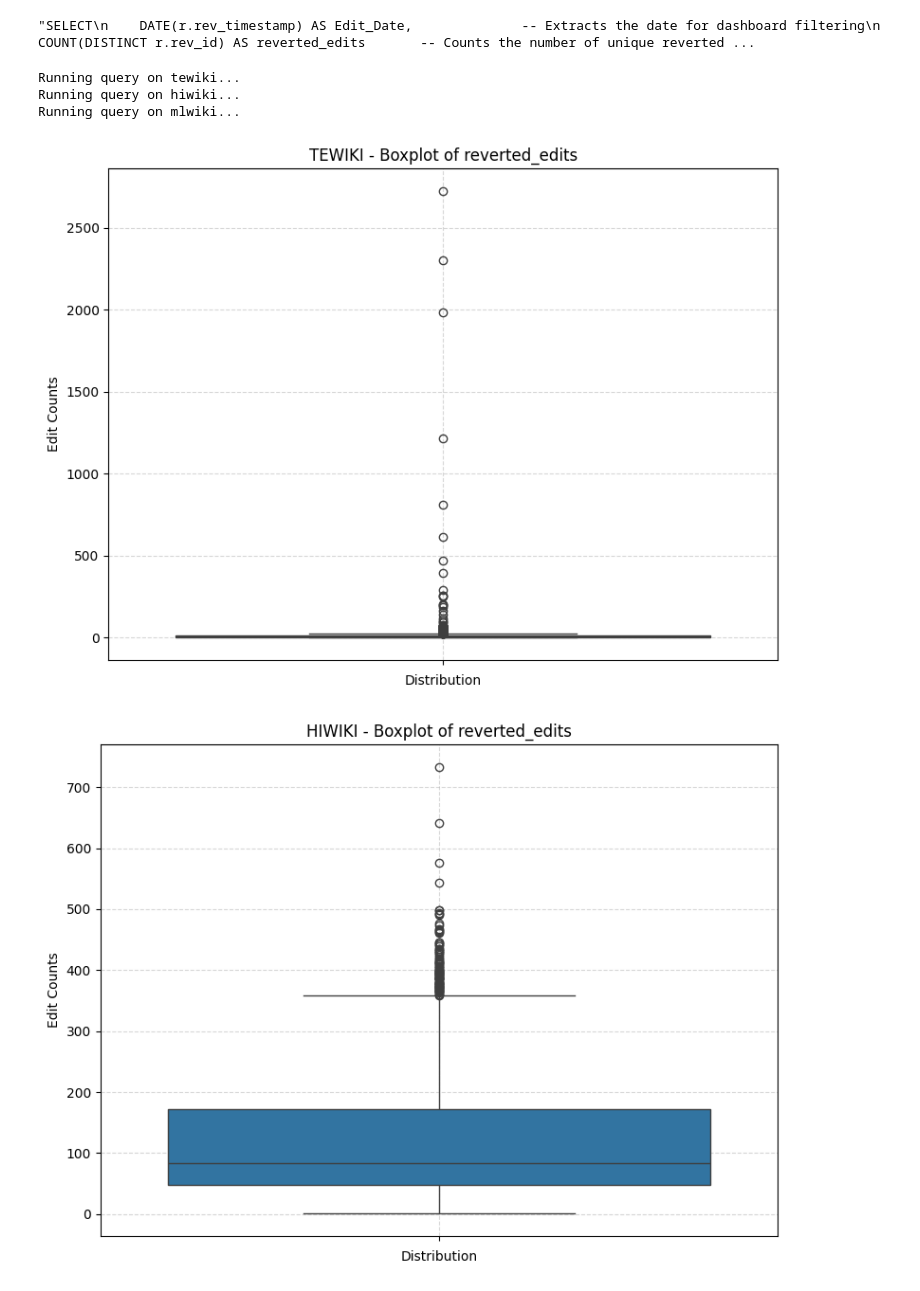
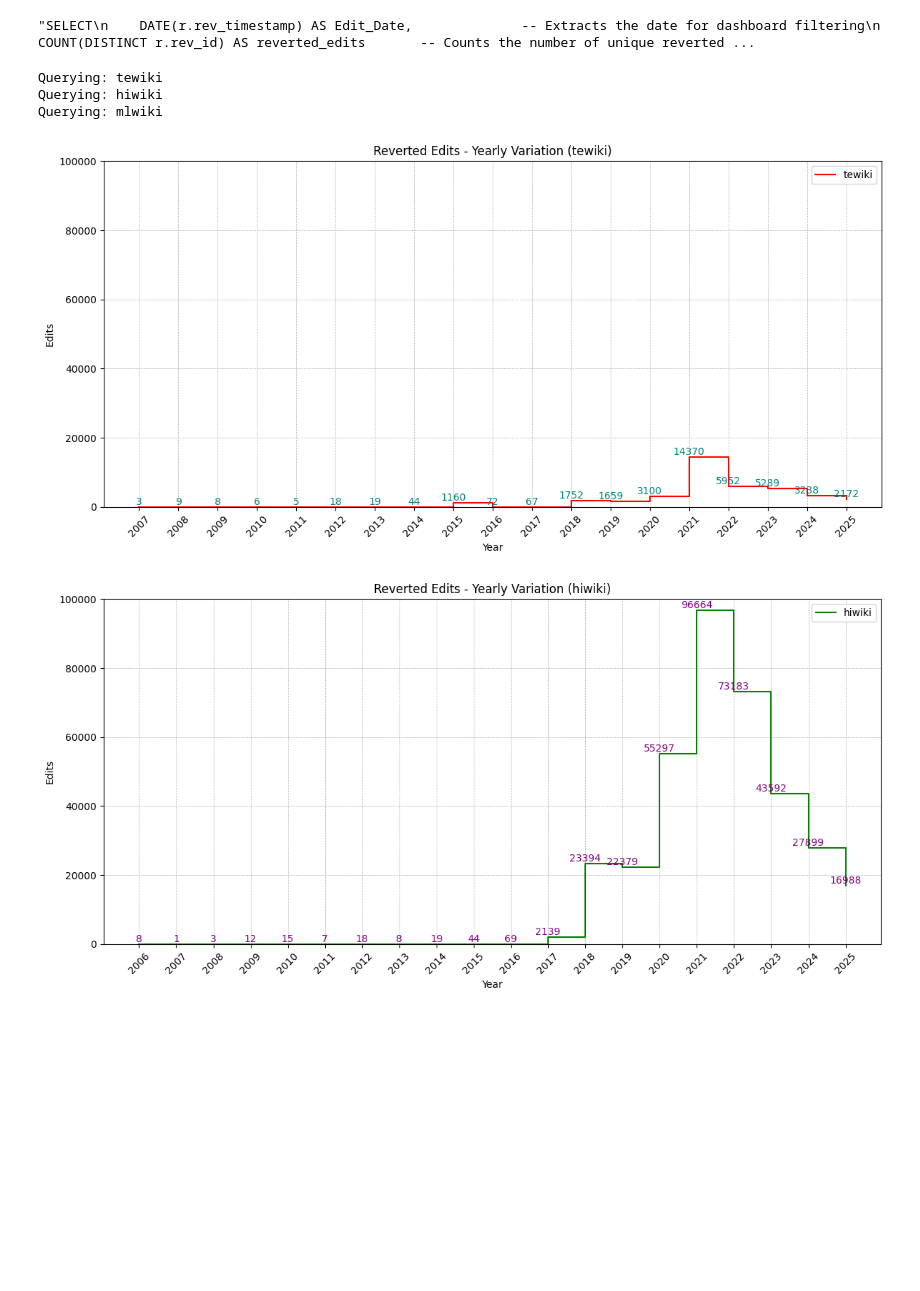
Before and after one commit to yeswanth120-gif/community-insights-dashboard-tooling, a Jupyter notebook: notebooks/notebook-yeswanth.ipynb, the cells around one changed output. Cells and saved outputs as stored; diff of their text form; code cells hidden in the pictures; blank space fills up the shorter version.

Commit message:
Updated Visualizations for Wiki Queries

```diff
--- a/notebooks/notebook-yeswanth.ipynb
+++ b/notebooks/notebook-yeswanth.ipynb
@@ -163,49 +162,47 @@ query3
 # %% [output]
 "SELECT\n    DATE(r.rev_timestamp) AS Edit_Date,              -- Extracts the date for dashboard filtering\n    COUNT(DISTINCT r.rev_id) AS reverted_edits       -- Counts the number of unique reverted ...
 # %%
-response = requests.get(query_url3)
-if response.status_code != 200:
-    raise Exception(f"Failed to fetch query from {query_url}. Status code: {response.status_code}")
+# Labels to display in each plot
+Labels = ["tewiki", "hiwiki", "mlwiki"]
+# Setting colours for bar plots
+color_line = ["red", "green", "blue"]
+# Setting colours for values of each bar label
+color_dot = ['teal', 'purple', 'orangered']
 
-query_raw = response.text.strip()
-cleaned_query = sqlparse.format(query_raw, strip_comments=True, reindent=False).strip()
-if not cleaned_query:
-    raise ValueError("SQL query is empty after cleaning.")
-
-# ------------------ Run Query Across Wikis ------------------
-all_dfs = []
+# Resampling the data to Yearly based Category
+yearly_data = []
 for wiki in wikis:
-    print(f"Running query on {wiki}...")
+    print(f"Querying: {wiki}")
     try:
-        df = connect_and_query(wiki, cleaned_query)
-        df['wiki'] = wiki
-        all_dfs.append(df)
+        df = connect_and_query(wiki, query3)
+        # Converting into datetime format
+        df['Edit_Date'] = pd.to_datetime(df['Edit_Date'])
+        df.set_index('Edit_Date', inplace=True)
+        yearly = df['reverted_edits'].resample('YE').sum()
+        yearly_data.append(yearly)
     except Exception as e:
         print(f"Could not run query on {wiki}: {e}")
 
-# ------------------ Plot Box Plots ------------------
-if all_dfs:
-    combined_df = pd.concat(all_dfs, ignore_index=True)
-
-    # Ensure correct column names and types
-    combined_df['Edit_Date'] = pd.to_datetime(combined_df['Edit_Date'])
-    value_col = [col for col in combined_df.columns if col not in ['Edit_Date', 'wiki']][0]
-
-    for wiki_name in combined_df['wiki'].unique():
-        plt.figure(figsize=(8, 6))
-        sns.boxplot(data=combined_df[combined_df['wiki'] == wiki_name], y=value_col)
-        plt.title(f"{wiki_name.upper()} - Boxplot of {value_col}")
-        plt.ylabel("Edit Counts")
-        plt.xlabel("Distribution")
-        plt.grid(True, linestyle='--', alpha=0.5)
-        plt.tight_layout()
-        plt.show()
-
-else:
-    print("No data fetched from any wiki.")
+# Performing Visualization for each wiki (Yearly Variation) using Step Chart
+for yearly, label, color , colour in zip(yearly_data, Labels, color_line ,color_dot):
+    plt.figure(figsize=(12, 6))
+    # Use plt.step for step chart
+    plt.step(yearly.index, yearly, where='post', color=color, label=label)
+    # Add text labels above steps
+    for x, y in zip(yearly.index, yearly):
+        plt.text(x, y, str(int(y)), fontsize=10, ha="center", va="bottom", rotation=0, color=colour)
+    plt.title(f'Reverted Edits - Yearly Variation ({label})')
+    plt.xlabel('Year')
+    plt.ylabel('Edits')
+    plt.grid(True, linestyle='--', linewidth=0.5)
+    plt.ylim(0, 100000)
+    plt.xticks(ticks=yearly.index, labels=[d.year for d in yearly.index], rotation=45)
+    plt.legend()
+    plt.tight_layout()
+    plt.show()
 # %% [output]
-Running query on tewiki...
-Running query on hiwiki...
-Running query on mlwiki...
+Querying: tewiki
+Querying: hiwiki
+Querying: mlwiki
-[figure, old version]
+[figure, new version]
-[figure, old version]
+[figure, new version]
```
Also changed, not shown: parts of 16 cells of this notebook.
